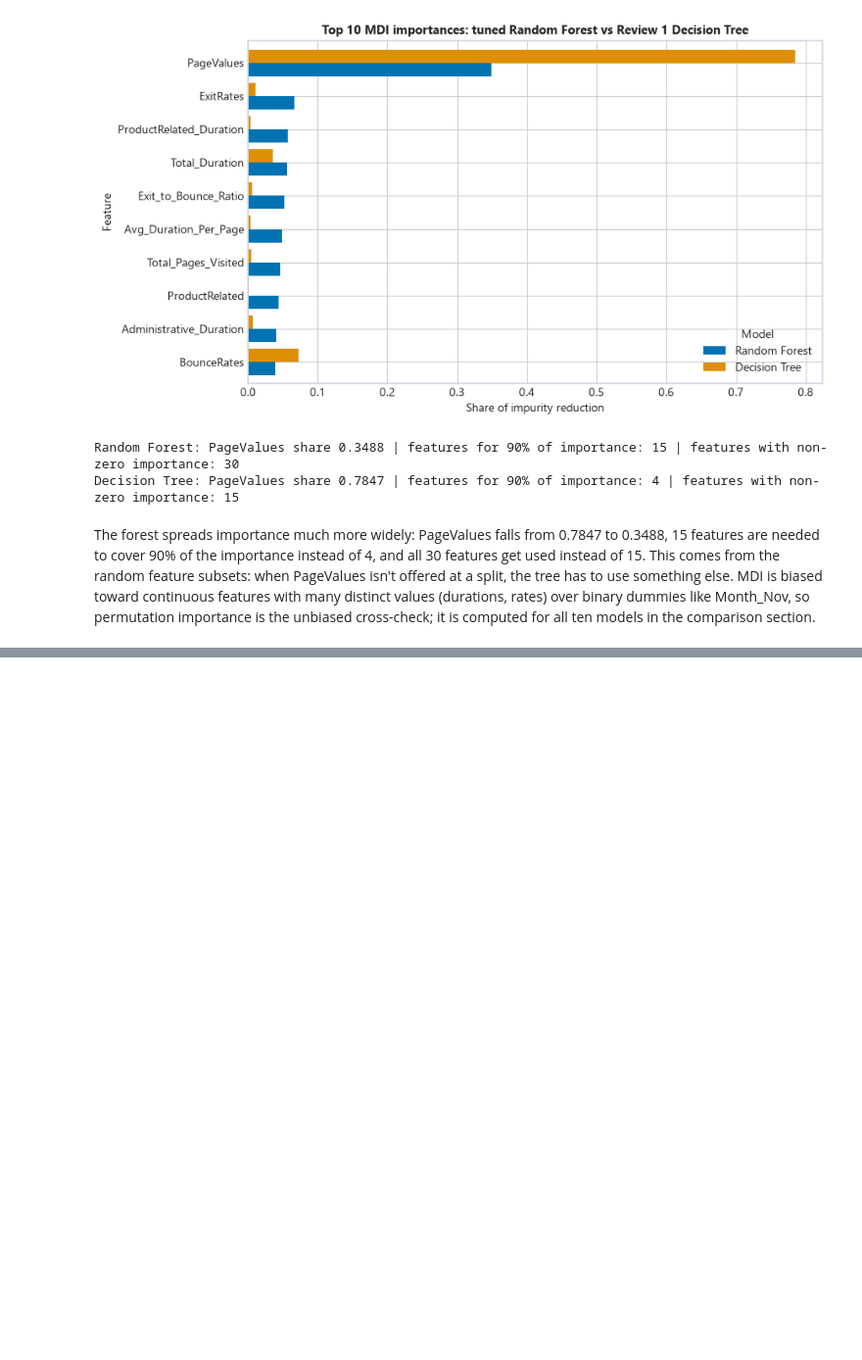
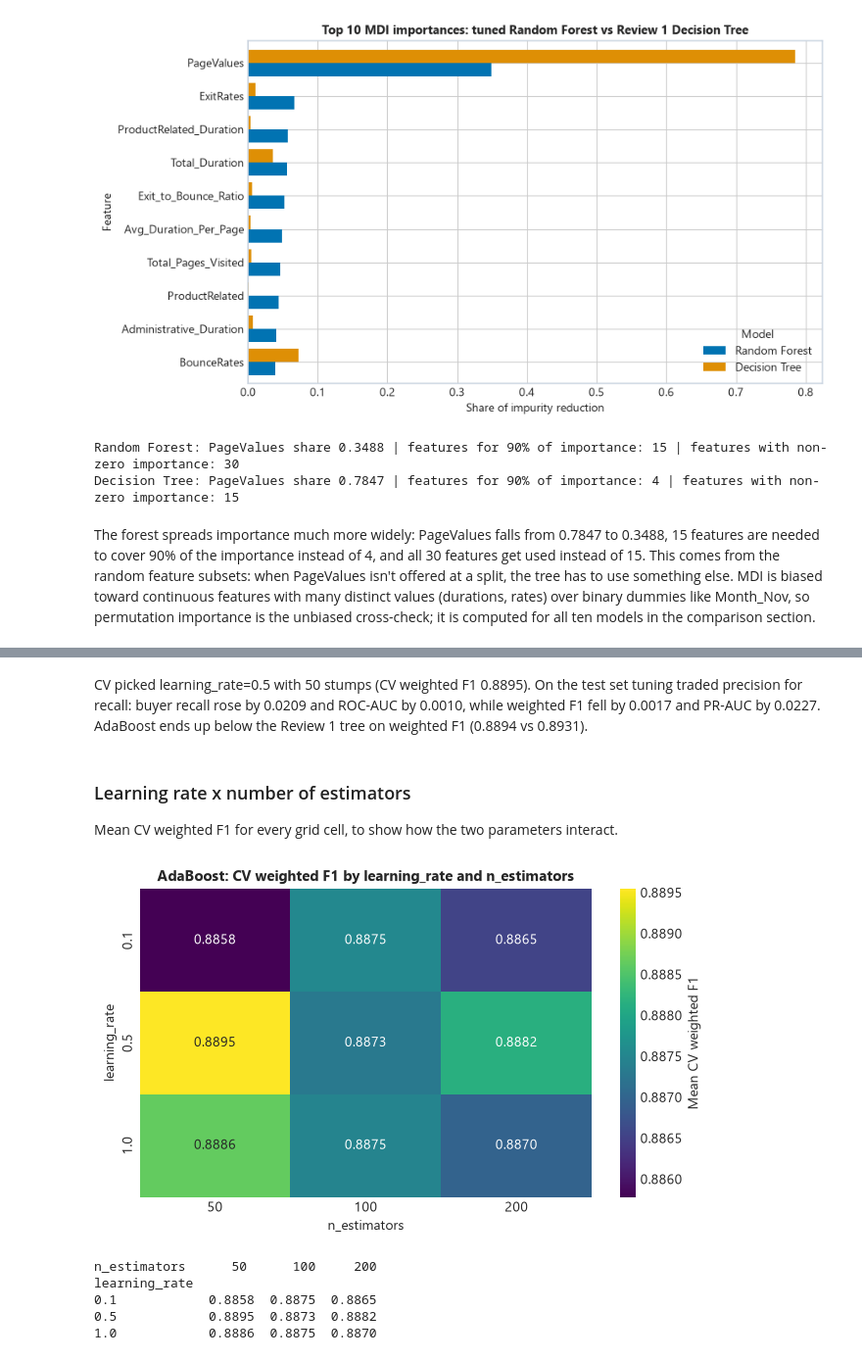
Before and after one commit to MR7star/ML-Capstone-Project, a Jupyter notebook: notebooks/classification.ipynb, the cells around one changed output, grey strips where cells are left out. Shown at 98% size. Cells and saved outputs as stored; diff of their text form; code cells hidden in the pictures; blank space fills up the shorter version.

Commit message:
Add AdaBoost, gradient boosting and bagging classifiers

```diff
--- a/notebooks/classification.ipynb
+++ b/notebooks/classification.ipynb
@@ -1425,0 +1432,13 @@ The forest spreads importance much more widely: PageValues falls from 0.7847 to
+# %%
+t0 = time.perf_counter()
+ada_base = AdaBoostClassifier(random_state=42).fit(X_train, y_train)
+ada_base_secs = time.perf_counter() - t0
+
+ada_grid = {"n_estimators": [50, 100, 200], "learning_rate": [0.1, 0.5, 1.0]}
+ada_search = tune(AdaBoostClassifier(random_state=42), ada_grid, X_train, y_train)
+partb["AdaBoost"] = ada_search
+
+print(f"Best params: {ada_search.best_params_}")
+print(f"Best CV weighted F1 (train folds): {ada_search.best_score_:.4f}")
+ada_table = tuning_table("AdaBoost", ada_base, ada_base_secs, ada_search, X_test, y_test)
+display(style_table(ada_table))
@@ -1425,0 +1452,25 @@ The forest spreads importance much more widely: PageValues falls from 0.7847 to
+# %% [markdown]
+CV picked learning_rate=0.5 with 50 stumps (CV weighted F1 0.8895). On the test set tuning traded precision for recall: buyer recall rose by 0.0209 and ROC-AUC by 0.0010, while weighted F1 fell by 0.0017 and PR-AUC by 0.0227. AdaBoost ends up below the Review 1 tree on weighted F1 (0.8894 vs 0.8931).
+# %% [markdown]
+### Learning rate x number of estimators
+Mean CV weighted F1 for every grid cell, to show how the two parameters interact.
+# %%
+ada_cv = pd.DataFrame(ada_search.cv_results_["params"])
+ada_cv["CV weighted F1"] = ada_search.cv_results_["mean_test_score"]
+ada_pivot = ada_cv.pivot(index="learning_rate", columns="n_estimators", values="CV weighted F1")
+
+fig, ax = plt.subplots(figsize=(6.5, 4))
+sns.heatmap(ada_pivot, annot=True, fmt=".4f", cmap="viridis", ax=ax, cbar_kws={"label": "Mean CV weighted F1"})
+ax.set_title("AdaBoost: CV weighted F1 by learning_rate and n_estimators", fontsize=11, fontweight="bold")
+ax.set_xlabel("n_estimators")
+ax.set_ylabel("learning_rate")
+plt.tight_layout()
+plt.show()
+print(ada_pivot.round(4).to_string())
+# %% [output]
+[figure, added]
+n_estimators      50      100     200
+learning_rate
+0.1            0.8858  0.8875  0.8865
+0.5            0.8895  0.8873  0.8882
+1.0            0.8886  0.8875  0.8870
```
Also changed, not shown: parts of 28 cells of this notebook.
